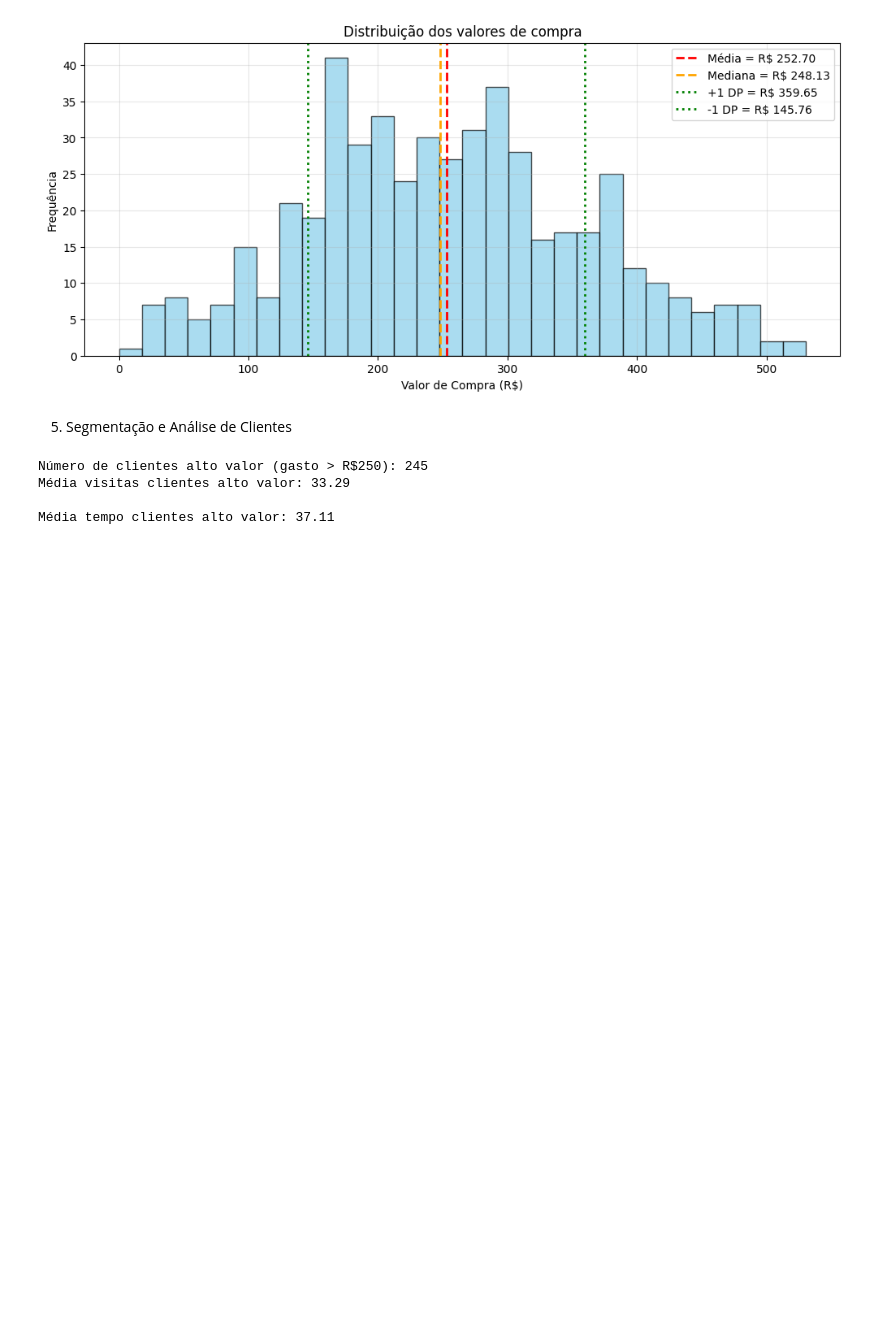
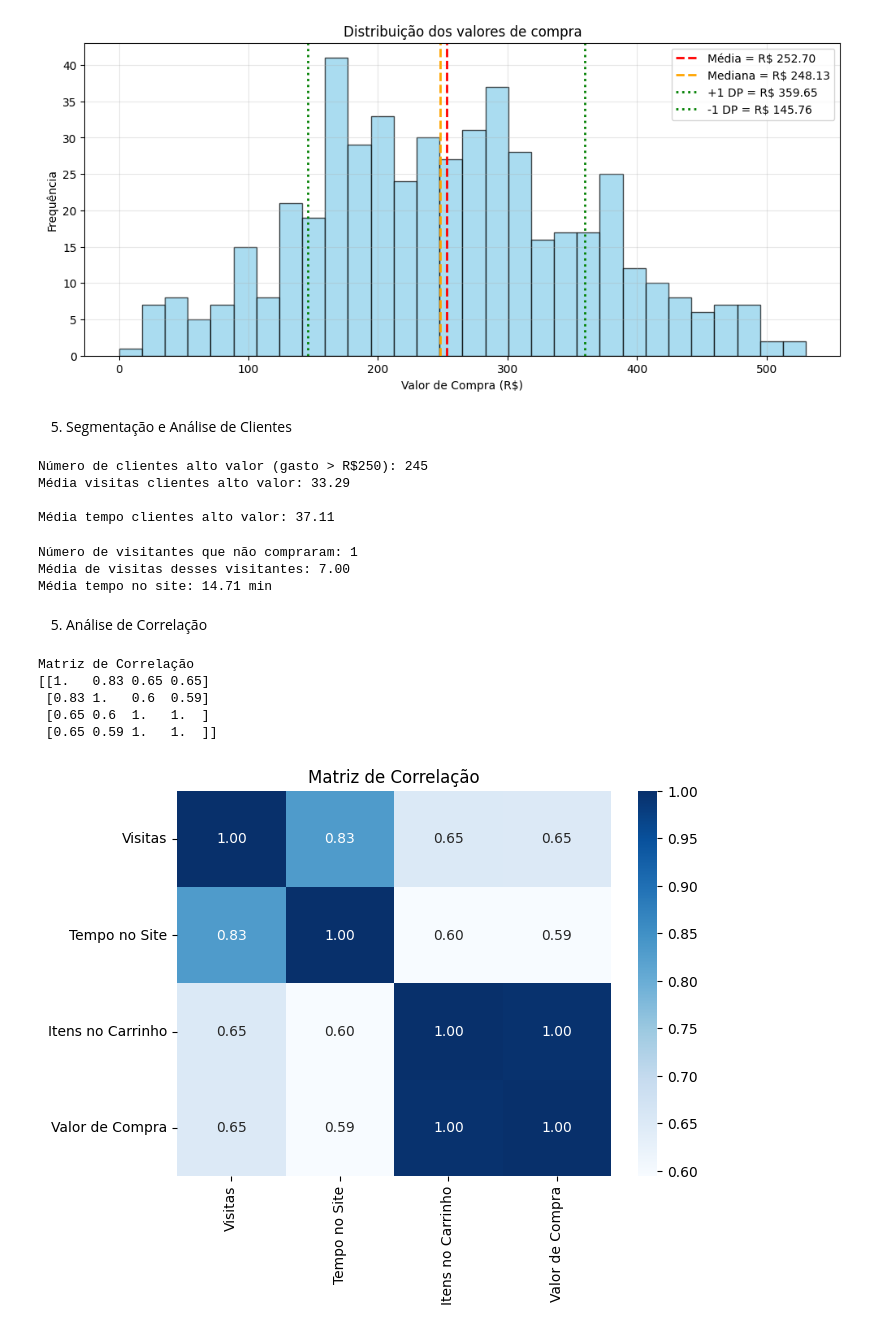
Before and after one commit to gabrielaalves-selbetti/analise_estatistica_marketing_dsa, a Jupyter notebook: app.ipynb, the cells around one changed output. Drawn from its saved outputs; the diff is of its cells as text; code cells hidden in the pictures; blank space fills up the shorter version.

Commit message:
fead: adiciona análise de correlação

```diff
--- a/app.ipynb
+++ b/app.ipynb
@@ -115,3 +115,43 @@ Número de clientes alto valor (gasto > R$250): 245
 Média visitas clientes alto valor: 33.29
 
 Média tempo clientes alto valor: 37.11
+# %%
+visitas_sem_compra = dados_ecommerce[dados_ecommerce[:, 3] == 0]
+print(f'Número de visitantes que não compraram: {visitas_sem_compra.shape[0]}')
+
+media_tempo_sem_compra = np.mean(visitas_sem_compra[:, 0])
+media_visita_sem_compra = np.mean(visitas_sem_compra[:, 1])
+print(f'Média de visitas desses visitantes: {media_tempo_sem_compra:.2f}')
+print(f'Média tempo no site: {media_visita_sem_compra:.2f} min\n')
+# %% [output]
+Número de visitantes que não compraram: 1
+Média de visitas desses visitantes: 7.00
+Média tempo no site: 14.71 min
+# %% [markdown]
+5. Análise de Correlação
+# %%
+matriz_correlacao = np.corrcoef(dados_ecommerce, rowvar=False)
+
+print('Matriz de Correlação')
+print(np.round(matriz_correlacao,2))
+
+#plotar gráfico
+nomes_variaveis = ['Visitas', 'Tempo no Site', 'Itens no Carrinho', 'Valor de Compra']
+
+df_correlacao = pd.DataFrame(
+    matriz_correlacao,
+    index=nomes_variaveis,
+    columns=nomes_variaveis
+)
+
+plt.figure(figsize=(7,5))
+sns.heatmap(df_correlacao, annot=True, cmap='Blues', fmt ='.2f')
+plt.title('Matriz de Correlação')
+plt.show()
+# %% [output]
+Matriz de Correlação
+[[1.   0.83 0.65 0.65]
+ [0.83 1.   0.6  0.59]
+ [0.65 0.6  1.   1.  ]
+ [0.65 0.59 1.   1.  ]]
+[figure, added]
```
